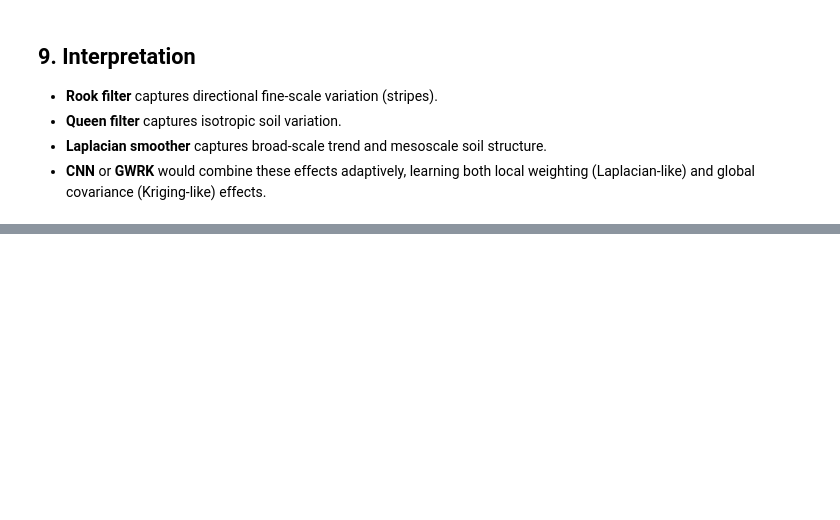
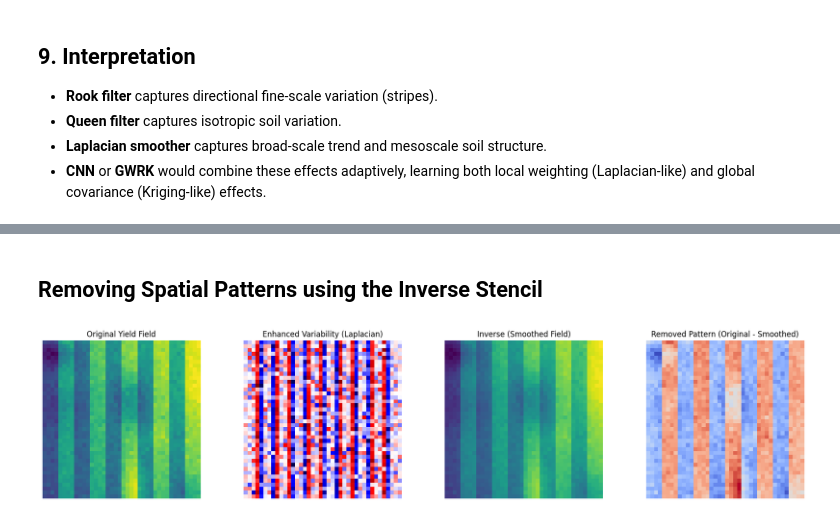
Before and after one commit to acesillinois/cpsc444-F2025, a Jupyter notebook: python_notebooks/Multi_Source_Spatial_Framework_Complete.ipynb, the cells around one changed output, grey strips where cells are left out. Saved outputs shown, nothing was run; the diff lists cells and outputs as text; code cells hidden in the pictures; blank space fills up the shorter version.

```diff
--- a/python_notebooks/Multi_Source_Spatial_Framework_Complete.ipynb
+++ b/python_notebooks/Multi_Source_Spatial_Framework_Complete.ipynb
@@ -133,0 +342,69 @@ plt.tight_layout(); plt.show()
+# %% [markdown]
+## Removing Spatial Patterns using the Inverse Stencil
+# %%
+import numpy as np, matplotlib.pyplot as plt
+from scipy.spatial.distance import cdist
+from scipy.signal import convolve2d
+
+np.random.seed(42)
+nr, nc = 40, 40
+x, y = np.meshgrid(np.arange(nc), np.arange(nr))
+
+# --- Generate synthetic spatial components ---
+y_trend = 0.6*(x/x.max()) + 0.4*(y/y.max())
+stripe_w = 4
+y_stripe = ((x // stripe_w) % 2).astype(float) - 0.5
+
+def gaussian_blob(cx, cy, sx, sy, amp):
+    return amp*np.exp(-(((x-cx)**2)/(2*sx**2)+((y-cy)**2)/(2*sy**2)))
+
+y_soil = sum(gaussian_blob(np.random.randint(0,nc), np.random.randint(0,nr),
+                           np.random.uniform(2,6), np.random.uniform(2,6),
+                           np.random.uniform(-1,1)) for _ in range(8))
+y_noise = np.random.normal(0, 0.05, (nr,nc))
+
+# --- Composite yield field (same as before) ---
+yield_field = 2.0 + 0.9*y_trend + 0.6*y_stripe + 0.8*y_soil + y_noise
+
+# --- Step 1: Enhance pattern using Laplacian stencil ---
+lap_kernel = np.array([[0,1,0],
+                       [1,-4,1],
+                       [0,1,0]])
+enhanced = convolve2d(yield_field, lap_kernel, mode='same', boundary='symm')
+
+# --- Step 2: Construct Laplacian matrix for smoothing (inverse stencil) ---
+coords = np.column_stack([x.ravel(), y.ravel()])
+dist = cdist(coords, coords)
+h = 3.0
+W = np.exp(-dist**2/(2*h**2)); np.fill_diagonal(W, 0)
+D = np.diag(W.sum(axis=1))
+L = D - W
+
+# Regularized inverse Laplacian smoother
+lam = 1.0
+y_flat = yield_field.ravel()
+smoothed_flat = np.linalg.solve(D + lam*L, D @ y_flat)
+smoothed = smoothed_flat.reshape(nr, nc)
+
+# --- Step 3: Compute removed (suppressed) pattern ---
+removed_pattern = yield_field - smoothed
+
+# --- Step 4: Visualize results ---
+fig, axs = plt.subplots(1,4,figsize=(18,4))
+titles = [
+    "Original Yield Field",
+    "Enhanced Variability (Laplacian)",
+    "Inverse (Smoothed Field)",
+    "Removed Pattern (Original - Smoothed)"
+]
+fields = [yield_field, enhanced, smoothed, removed_pattern]
+cmaps = ['viridis', 'seismic', 'viridis', 'coolwarm']
+
+for ax, im, title, cmap in zip(axs, fields, titles, cmaps):
+    ax.imshow(im, origin='lower', cmap=cmap)
+    ax.set_title(title)
+    ax.axis('off')
+plt.tight_layout()
+plt.show()
+# %% [output]
+[figure, added]
```
Also changed, not shown: parts of 17 cells of this notebook, 1 other file.
